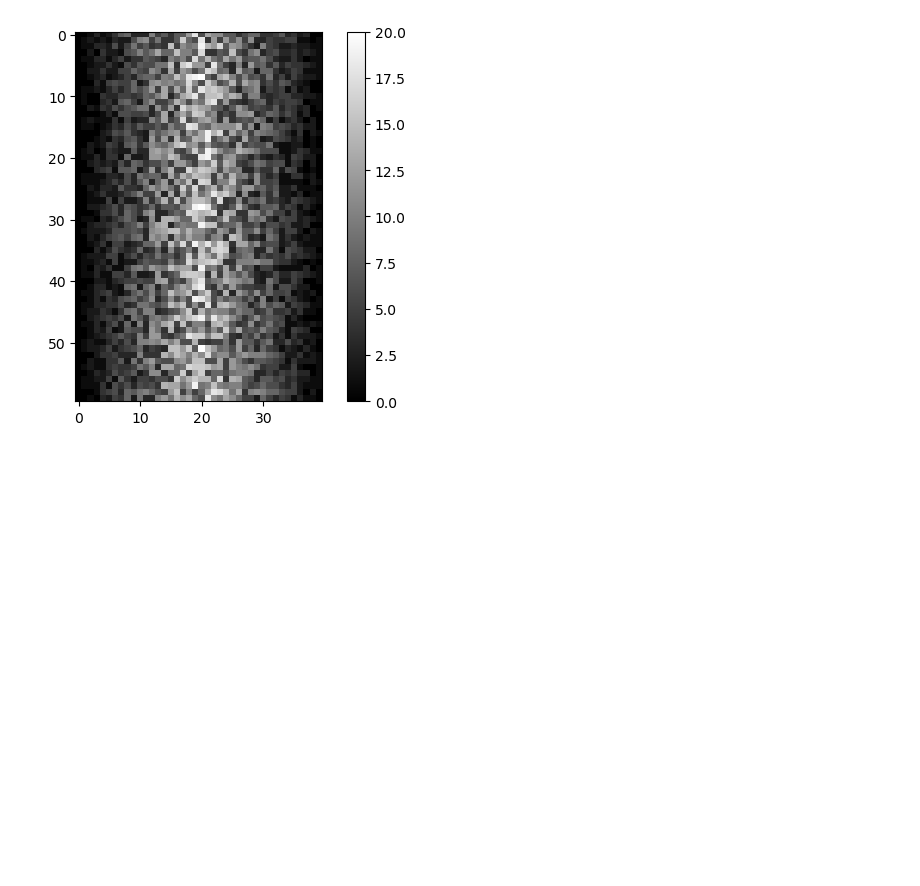
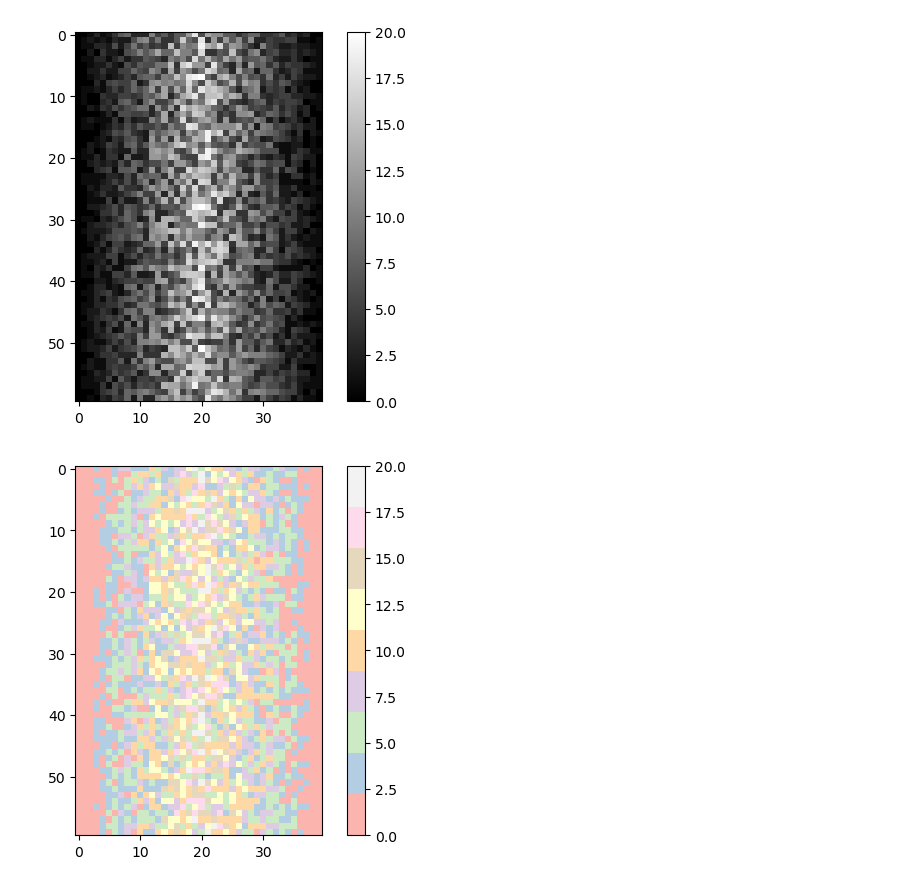
Before and after one commit to HeatherAn/swc-python-delft-feb2023, a Jupyter notebook: swc_python_day1.ipynb, the cells around one changed output. Drawn from its saved outputs; the diff is of its cells as text; code cells hidden in the pictures; blank space fills up the shorter version.

```diff
--- a/swc_python_day1.ipynb
+++ b/swc_python_day1.ipynb
@@ -300,3 +300,9 @@ plt.colorbar()
 plt.show()
 # %% [output]
 [figure]
+# %%
+plt.imshow(data, cmap='Pastel1')
+plt.colorbar()
+plt.show()
+# %% [output]
+[figure, added]
```
Also changed, not shown: parts of 1 cell of this notebook.
